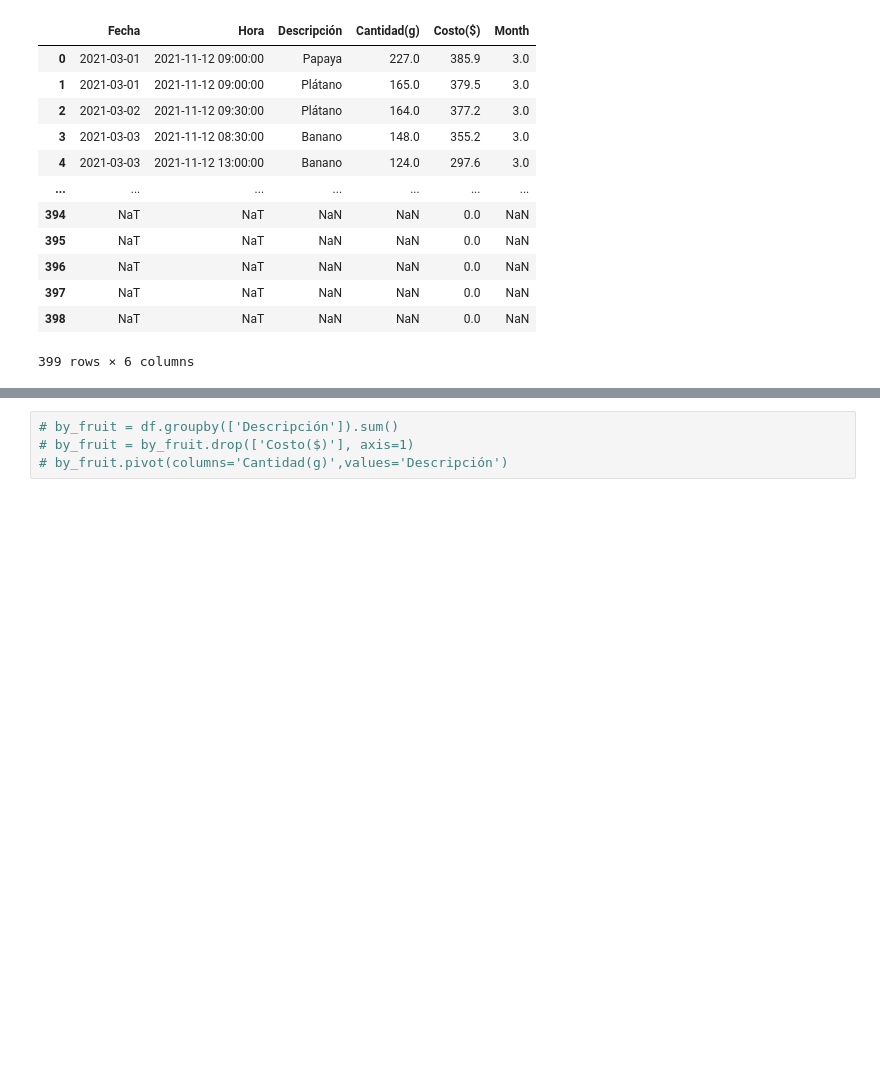
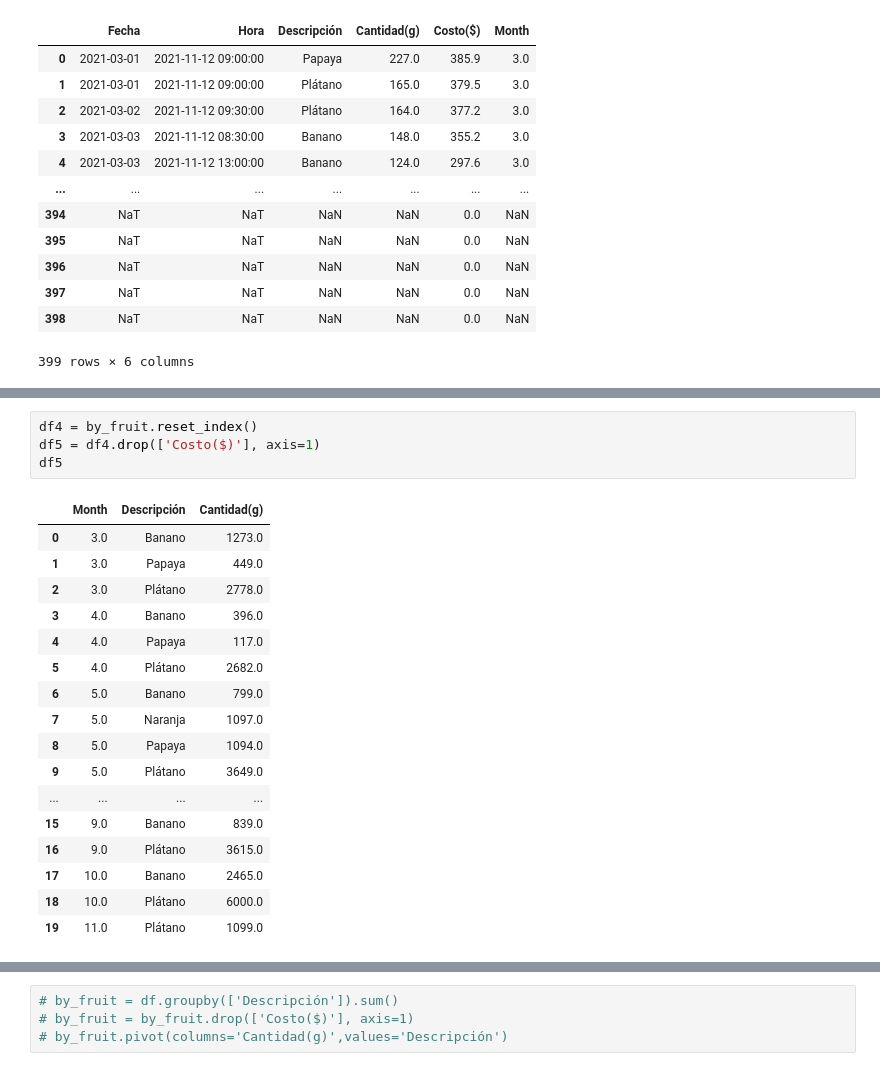
Before and after one commit to isabelyb/bokeh_birds_dashboard, a Jupyter notebook: birds_dashboard.ipynb, the cells around one changed output, grey strips where cells are left out. Drawn from its saved outputs; the diff is of its cells as text; blank space fills up the shorter version.

```diff
--- a/birds_dashboard.ipynb
+++ b/birds_dashboard.ipynb
@@ -56,0 +170,22 @@ df
+# %%
+df4 = by_fruit.reset_index()
+df5 = df4.drop(['Costo($)'], axis=1)
+df5
+# %% [output]
+|  | Month | Descripción | Cantidad(g) |
+| 0 | 3.0 | Banano | 1273.0 |
+| 1 | 3.0 | Papaya | 449.0 |
+| 2 | 3.0 | Plátano | 2778.0 |
+| 3 | 4.0 | Banano | 396.0 |
+| 4 | 4.0 | Papaya | 117.0 |
+| 5 | 4.0 | Plátano | 2682.0 |
+| 6 | 5.0 | Banano | 799.0 |
+| 7 | 5.0 | Naranja | 1097.0 |
+| 8 | 5.0 | Papaya | 1094.0 |
+| 9 | 5.0 | Plátano | 3649.0 |
+| ... | ... | ... | ... |
+| 15 | 9.0 | Banano | 839.0 |
+| 16 | 9.0 | Plátano | 3615.0 |
+| 17 | 10.0 | Banano | 2465.0 |
+| 18 | 10.0 | Plátano | 6000.0 |
+| 19 | 11.0 | Plátano | 1099.0 |
```
Also changed, not shown: parts of 14 cells of this notebook, 1 other file.
